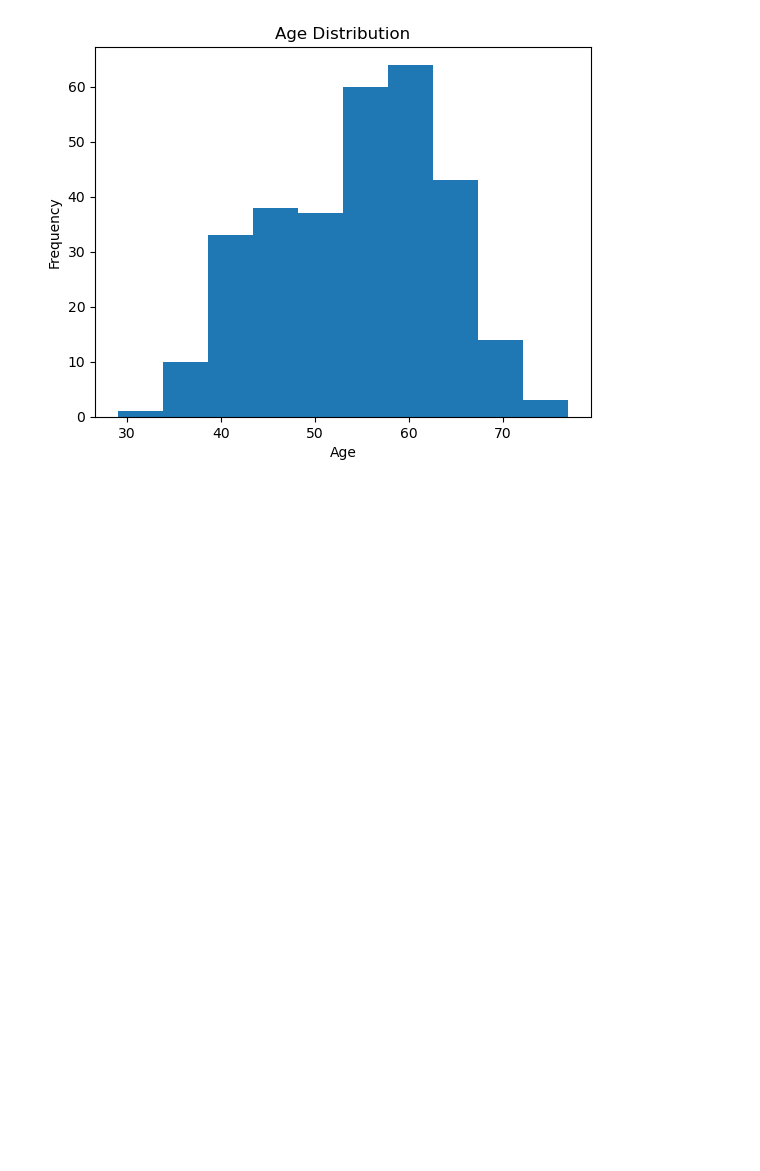
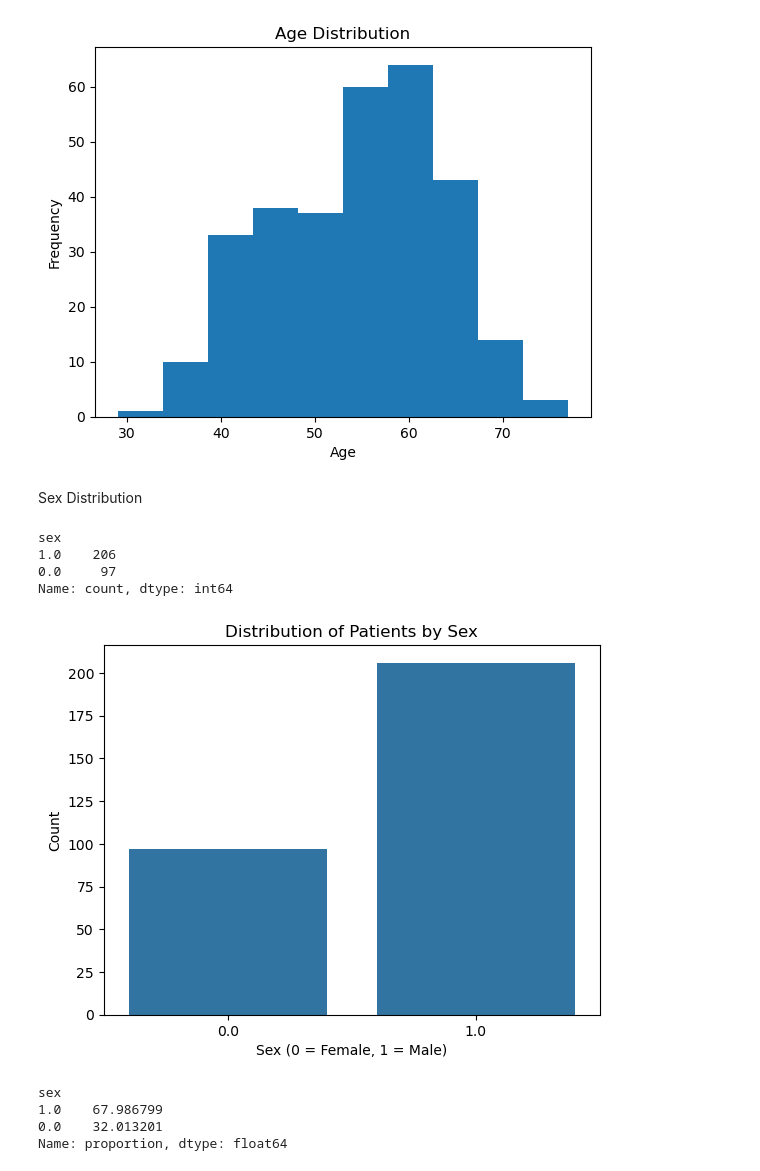
Before and after one commit to eilselx/heart-disease-analysis, a Jupyter notebook: notebooks/heart_disease_analysis.ipynb, the cells around one changed output. Saved outputs shown, nothing was run; the diff lists cells and outputs as text; code cells hidden in the pictures; blank space fills up the shorter version.

```diff
--- a/notebooks/heart_disease_analysis.ipynb
+++ b/notebooks/heart_disease_analysis.ipynb
@@ -75,3 +75,29 @@ plt.ylabel("Frequency")
 plt.show()
 # %% [output]
 [figure]
+# %% [markdown]
+Sex Distribution
+# %%
+df["sex"].value_counts()
+# %% [output]
+sex
+1.0    206
+0.0     97
+Name: count, dtype: int64
+# %%
+sns.countplot(x="sex", data=df)
+
+plt.title("Distribution of Patients by Sex")
+plt.xlabel("Sex (0 = Female, 1 = Male)")
+plt.ylabel("Count")
+
+plt.show()
+# %% [output]
+[figure, added]
+# %%
+df["sex"].value_counts(normalize=True)*100
+# %% [output]
+sex
+1.0    67.986799
+0.0    32.013201
+Name: proportion, dtype: float64
```
